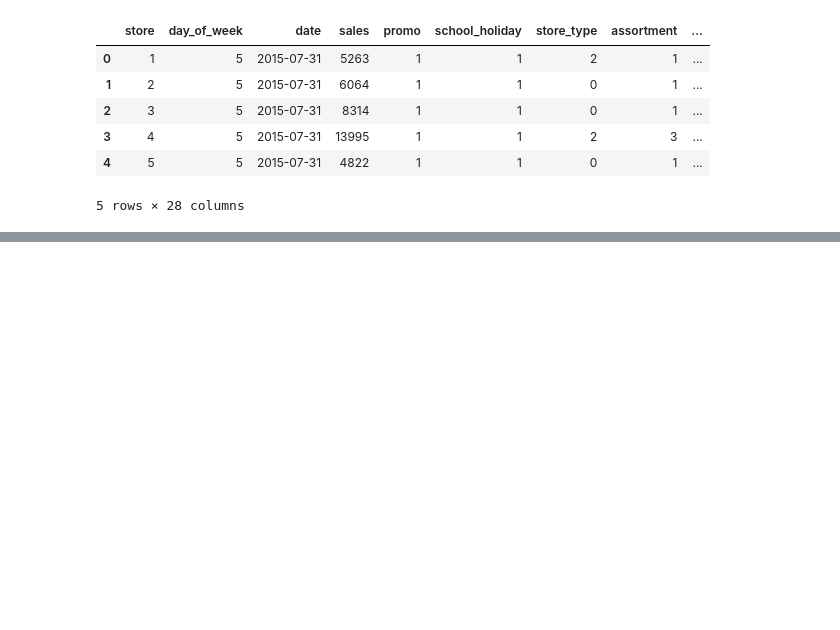
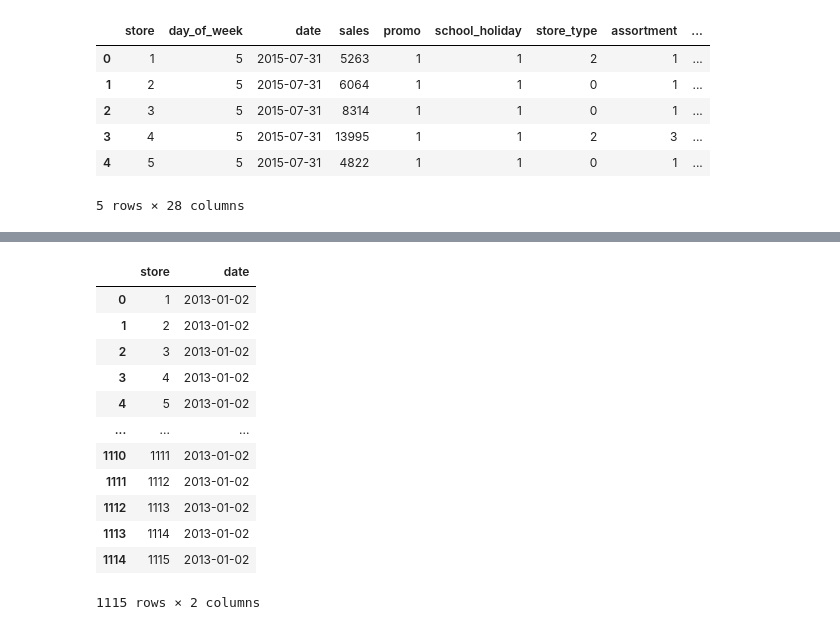
Before and after one commit to Marcelaps1204/ds_prod_cds, a Jupyter notebook: m04_v01_store_sales_prediction_class.ipynb, the cells around one changed output, grey strips where cells are left out. Drawn from its saved outputs; the diff is of its cells as text; code cells hidden in the pictures; blank space fills up the shorter version.

```diff
--- a/m04_v01_store_sales_prediction_class.ipynb
+++ b/m04_v01_store_sales_prediction_class.ipynb
@@ -1045,0 +1084,2 @@ df5.head()
+# %%
+df6 = df5.copy()
@@ -1045,0 +1088,19 @@ df5.head()
+# %%
+cols_drop = ['week_of_year', 'day', 'month', 'day_of_week', 'promo_since', 'competition_since', 'year_week']
+df6 = df6.drop(cols_drop, axis = 1)
+# %%
+df6[['store', 'date']].groupby('store').min().reset_index()
+# %% [output]
+|  | store | date |
+| 0 | 1 | 2013-01-02 |
+| 1 | 2 | 2013-01-02 |
+| 2 | 3 | 2013-01-02 |
+| 3 | 4 | 2013-01-02 |
+| 4 | 5 | 2013-01-02 |
+| ... | ... | ... |
+| 1110 | 1111 | 2013-01-02 |
+| 1111 | 1112 | 2013-01-02 |
+| 1112 | 1113 | 2013-01-02 |
+| 1113 | 1114 | 2013-01-02 |
+| 1114 | 1115 | 2013-01-02 |
+1115 rows × 2 columns
```
Also changed, not shown: parts of 27 cells of this notebook.
